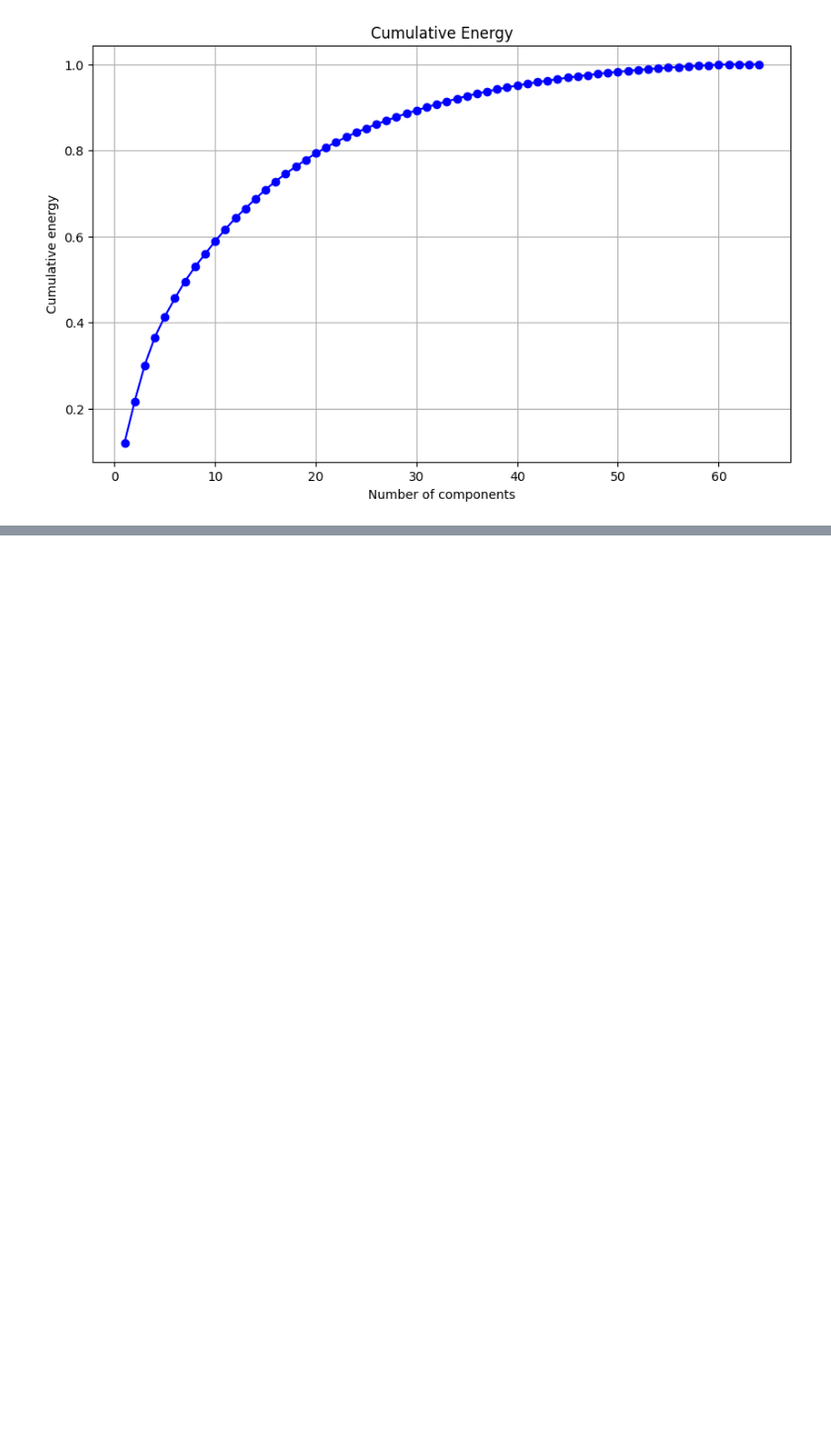
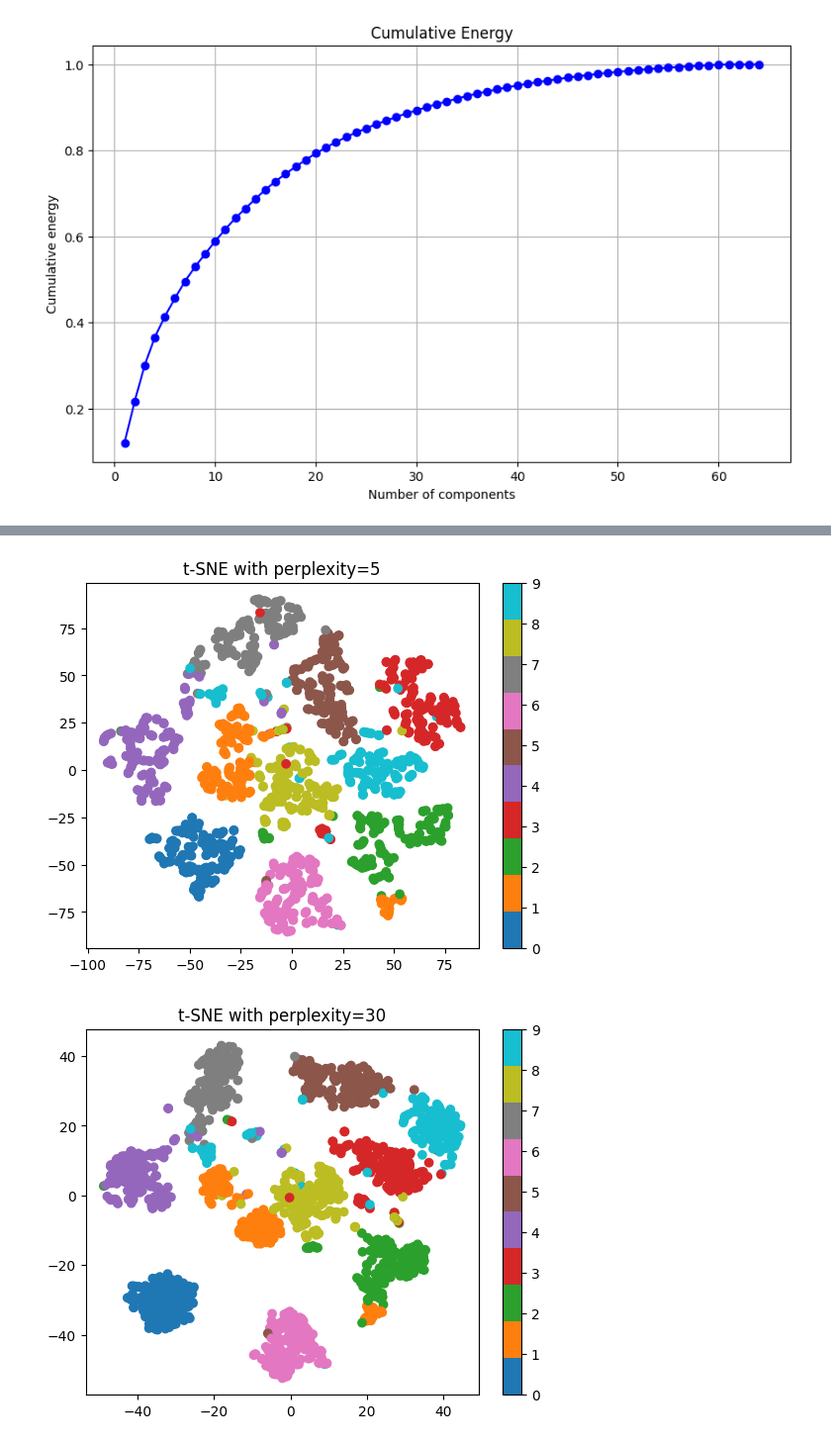
Before and after one commit to mig7avilg-dot/DATA_SCIENCE, a Jupyter notebook: HANDS_ON_GRUPO4.ipynb, the cells around one changed output, grey strips where cells are left out. Shown at 99% size. Drawn from its saved outputs; the diff is of its cells as text; code cells hidden in the pictures; blank space fills up the shorter version.

```diff
--- a/HANDS_ON_GRUPO4.ipynb
+++ b/HANDS_ON_GRUPO4.ipynb
@@ -156,0 +164,14 @@ Eingen_values_PCA:
+# %%
+# Run t‑SNE on X_std with different perplexities and compare the 2‑D embeddings
+from sklearn.manifold import TSNE
+perplexities = [5, 30, 50]
+for perplextity in perplexities:
+    tsne = TSNE(n_components=2, perplexity=perplextity, random_state=42)
+    X_tsne = tsne.fit_transform(X_std)
+    plt.scatter(X_tsne[:,0], X_tsne[:,1], c=digits.target, cmap='tab10')
+    plt.title(f't-SNE with perplexity={perplextity}')
+    plt.colorbar()
+    plt.show()
+# %% [output]
+[figure, added]
+[figure, added]
```
Also changed, not shown: parts of 4 cells of this notebook.
